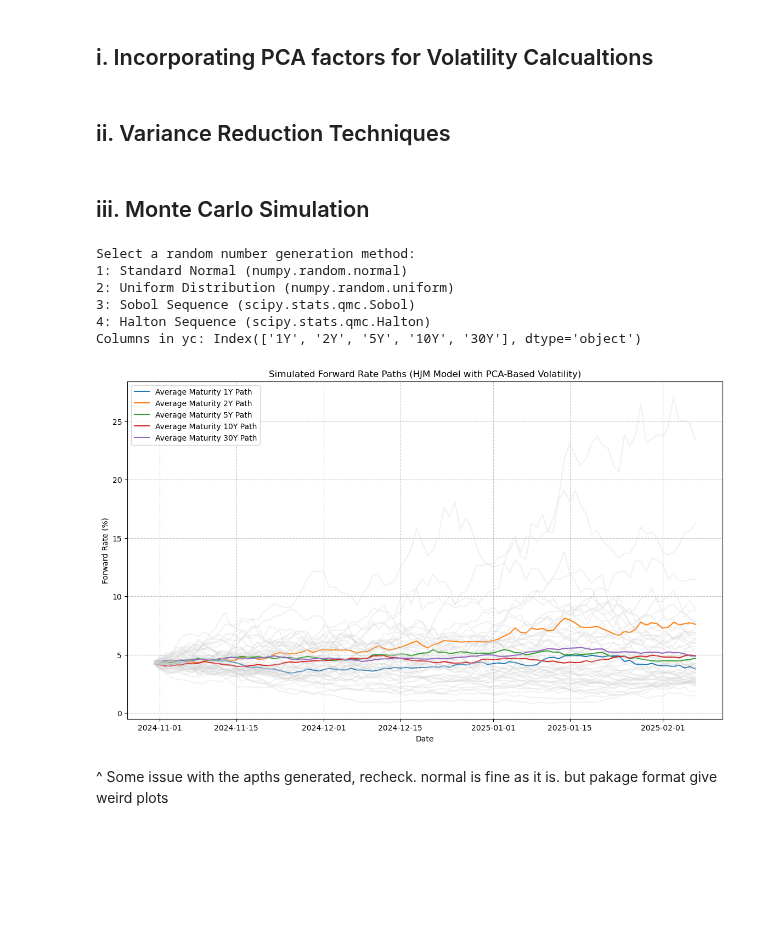
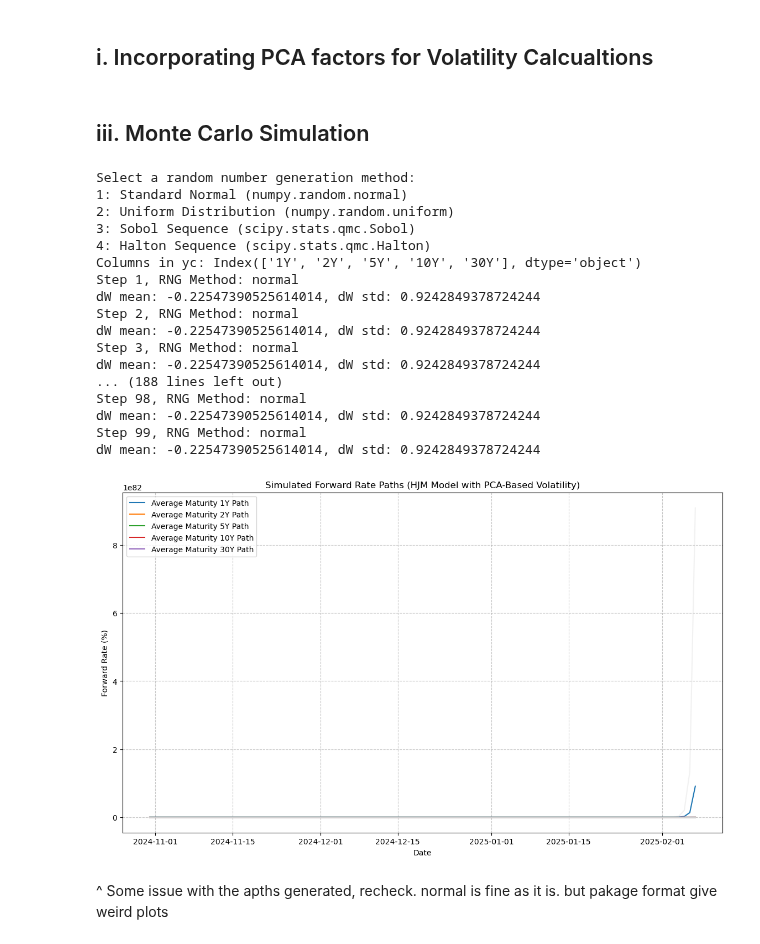
Before and after one commit to atkrish0/numerical-analysis-rbs, a Jupyter notebook: project/MAIN.ipynb, the cells around one changed output. Cells and saved outputs as stored; diff of their text form; code cells hidden in the pictures; blank space fills up the shorter version.

```diff
--- a/project/MAIN.ipynb
+++ b/project/MAIN.ipynb
@@ -299,7 +223,7 @@ yield_data = yc[['1Y', '2Y', '5Y', '10Y', '30Y']]
 scaler = StandardScaler()
 yield_data_std = scaler.fit_transform(yield_data)
 
-pca = PCA(n_components=3)
+pca = PCA(n_components=5)
 pca.fit(yield_data_std)
 yield_pca = pca.transform(yield_data_std)
 explained_variance = pca.explained_variance_ratio_
@@ -343,32 +267,21 @@ The principal components are used to calibrate the volatility structure of the H
 # %% [markdown]
 ## i. Incorporating PCA factors for Volatility Calcualtions
 # %%
-# Function to calculate volatility using PCA results
+# eigenvectors: factor loadings
+# eigenvalues: explained variance
+
 def calculate_volatility(t, T_index, eigenvectors, eigenvalues, n_factors=3):
-    """
-    Calculate volatility for maturity T using PCA-derived eigenvectors and eigenvalues.
-    :param t: Current time step
-    :param T_index: Index of maturity in the available maturities list
-    :param eigenvectors: PCA eigenvectors
-    :param eigenvalues: PCA eigenvalues
-    :param n_factors: Number of principal components to use
-    :return: Volatility for the maturity T at time t
-    """
     volatility = 0
-    for i in range(min(n_factors, len(eigenvalues))):  # Use up to n_factors components
+    for i in range(min(n_factors, len(eigenvalues))):
         volatility += eigenvectors[i, T_index] * np.sqrt(eigenvalues[i])
     return volatility
-# %% [markdown]
-## ii. Variance Reduction Techniques
 # %% [markdown]
 ## iii. Monte Carlo Simulation
 # %%
-# Define parameters for the simulation
-n_steps = 100  # Number of time steps
-n_simulations = 10  # Number of simulation paths
-dt = 1 / 252  # Time step (assuming 252 trading days per year)
+n_steps = 100
+n_simulations = 10
+dt = 1 / 252
 
-# Menu-driven interface to select RNG method
 print("Select a random number generation method:")
 print("1: Standard Normal (numpy.random.normal)")
 print("2: Uniform Distribution (numpy.random.uniform)")
@@ -377,61 +290,65 @@ print("4: Halton Sequence (scipy.stats.qmc.Halton)")
 
 user_choice = int(input("Enter your choice (1/2/3/4/5): "))
 rng_methods = {1: "normal", 2: "uniform", 3: "sobol", 4: "halton"}
-rng_method = rng_methods.get(user_choice, "normal")  # Default to normal if invalid choice
+rng_method = rng_methods.get(user_choice, "normal")
 
-# Use yc for spot rates if forward_curve doesn't have the required columns
 print("Columns in yc:", yc.columns)
+available_maturities = ['1Y', '2Y', '5Y', '10Y', '30Y']
 
-# Define available maturities in yc (spot rates)
-available_maturities = ['1Y', '2Y', '5Y', '10Y', '30Y']  # Adjust based on actual columns in yc
-
-# Initialize forward rate curve from the last available spot rates in yc
-initial_forward_rates = yc[available_maturities].iloc[-1].values  # Use the last row of spot rates
+initial_forward_rates = yc[available_maturities].iloc[-1].values
 n_maturities = len(initial_forward_rates)
 
-# Initialize array to store simulated forward rate paths
 simulated_forward_rates = np.zeros((n_steps, n_maturities, n_simulations))
-
-# Set the initial forward rates as the starting point for each path
 simulated_forward_rates[0, :, :] = initial_forward_rates[:, np.newaxis]
 
-# Simulate forward rate paths using the HJM Model with PCA-based volatility
 for i in range(1, n_steps):
-    dW = np.random.normal(0, np.sqrt(dt), (n_maturities, n_simulations))  # Custom implementation for random numbers can be substituted here
-   # dW = rng.generate_random_numbers(rng_method, (n_maturities, n_simulations))
+    #dW = np.random.normal(0, np.sqrt(dt), (n_maturities, n_simulations))
+    #dW = rng.generate_random_numbers(rng_method, (n_maturities, n_simulations))
 
-    for j in range(n_maturities):  # Loop over maturities
-        # Calculate volatility for the current maturity using PCA results
+    dW = rng.generate_random_numbers(rng_method, (n_maturities, n_simulations), seed=42)
+
+    # Debugging: Print statistics of dW
+    print(f"Step {i}, RNG Method: {rng_method}")
+    print(f"dW mean: {np.mean(dW)}, dW std: {np.std(dW)}")
+
+    for j in range(n_maturities):
         volatility = calculate_volatility(i * dt, j, pca.components_, pca.explained_variance_)
-
-        drift = 0  # Simplified drift; a complex drift can incorporate PCA dynamics or other market factors
+        drift = 0
         diffusion = volatility * dW[j, :]
-
-        # Update forward rates
         simulated_forward_rates[i, j, :] = simulated_forward_rates[i-1, j, :] * np.exp(drift * dt + diffusion)
 
-# Convert results to DataFrame for analysis and plotting
 dates = pd.date_range(start=yc.index[-1], periods=n_steps, freq='D')
 simulated_paths = {f'Maturity {m}Y': pd.DataFrame(simulated_forward_rates[:, j, :], index=dates) for j, m in enumerate([1, 2, 5, 10, 30])}
 
-# Plotting simulated forward rate paths
+
 plt.figure(figsize=(14, 8))
 for maturity, paths in simulated_paths.items():
     plt.plot(paths.index, paths.mean(axis=1), label=f"Average {maturity} Path")
     for path in paths.columns:
         plt.plot(paths.index, paths[path], color='lightgray', alpha=0.3)
 
 plt.title("Simulated Forward Rate Paths (HJM Model with PCA-Based Volatility)")
 plt.xlabel("Date")
 plt.ylabel("Forward Rate (%)")
 plt.legend()
 plt.grid(True, linestyle='--', alpha=0.7)
 plt.show()
 # %% [output]
 Select a random number generation method:
 1: Standard Normal (numpy.random.normal)
 2: Uniform Distribution (numpy.random.uniform)
 3: Sobol Sequence (scipy.stats.qmc.Sobol)
 4: Halton Sequence (scipy.stats.qmc.Halton)
 Columns in yc: Index(['1Y', '2Y', '5Y', '10Y', '30Y'], dtype='object')
+Step 1, RNG Method: normal
+dW mean: -0.22547390525614014, dW std: 0.9242849378724244
+Step 2, RNG Method: normal
+dW mean: -0.22547390525614014, dW std: 0.9242849378724244
+Step 3, RNG Method: normal
+dW mean: -0.22547390525614014, dW std: 0.9242849378724244
+... (188 lines left out)
+Step 98, RNG Method: normal
+dW mean: -0.22547390525614014, dW std: 0.9242849378724244
+Step 99, RNG Method: normal
+dW mean: -0.22547390525614014, dW std: 0.9242849378724244
-[figure, old version]
+[figure, new version]
```
Also changed, not shown: parts of 21 cells of this notebook, 2 other files.
